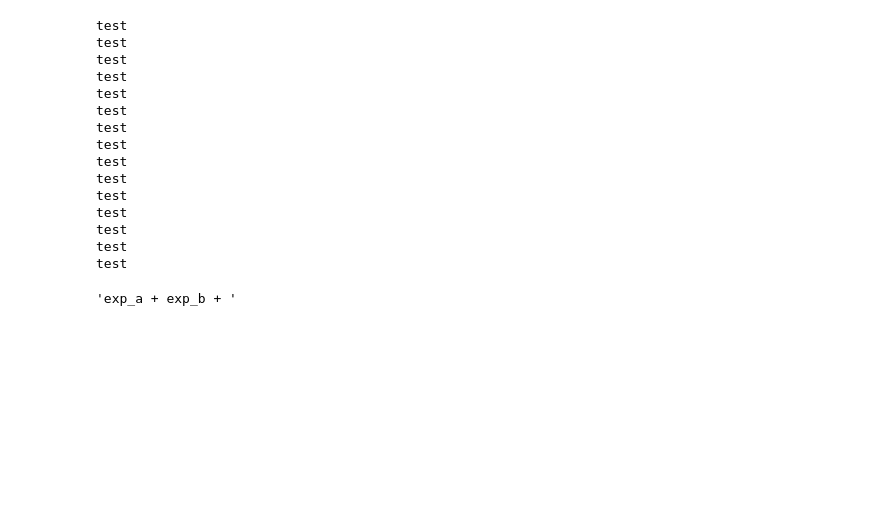
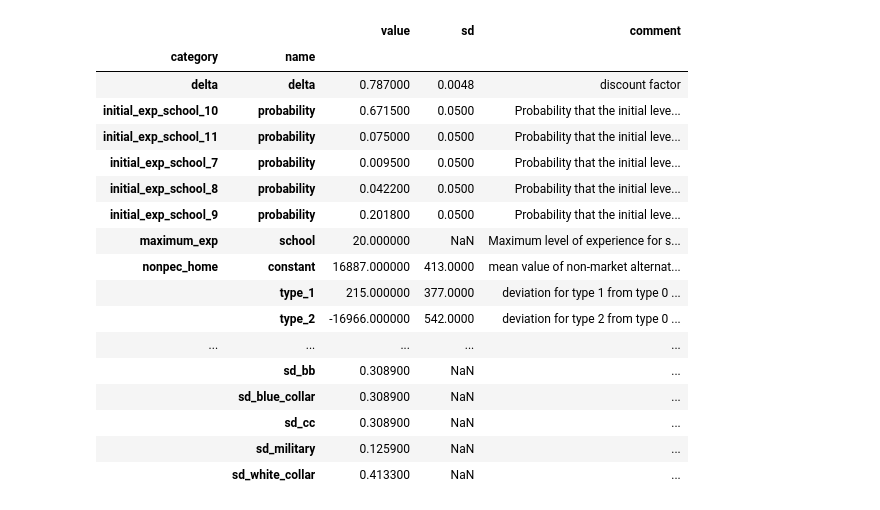
Before and after one commit to peisenha/dev-respy, a Jupyter notebook: sandbox.ipynb, the cells around one changed output. Saved outputs shown, nothing was run; the diff lists cells and outputs as text; code cells hidden in the pictures; blank space fills up the shorter version.

```diff
--- a/sandbox.ipynb
+++ b/sandbox.ipynb
@@ -11,33 +9,26 @@ The history saving thread hit an unexpected error (OperationalError('attempt to
 # %%
-params, options, data = rp.get_example_model("kw_97_basic")
 
 num_occupations, n_periods = 3, 3
 
-params_occ, options_occ = update_model_specification(params, options, num_occupations)
+params_occ, options_occ = scaling_model_specification("kw_97_basic", num_periods=n_periods, num_occupations=num_occupations)
-# %% [output]
-test
-test
-test
-test
-test
-test
-test
-test
-test
-test
-test
-test
-test
-test
-test
-# %%
-occupations = ["a", "b"]
-if True:
-    substring = ""
-    for occupation in occupations:
-        substring += f"exp_{occupation} + "
-substring = ''.join([f"exp_{occupation} + " for occupation in occupations])
-
-substring
-# %% [output]
-'exp_a + exp_b + '
+# %%
+params_occ
+# %% [output]
+|  |  | value | sd | comment |
+| category | name |  |  |  |
+| delta | delta | 0.787000 | 0.0048 | discount factor |
+| initial_exp_school_10 | probability | 0.671500 | 0.0500 | Probability that the initial leve... |
+| initial_exp_school_11 | probability | 0.075000 | 0.0500 | Probability that the initial leve... |
+| initial_exp_school_7 | probability | 0.009500 | 0.0500 | Probability that the initial leve... |
+| initial_exp_school_8 | probability | 0.042200 | 0.0500 | Probability that the initial leve... |
+| initial_exp_school_9 | probability | 0.201800 | 0.0500 | Probability that the initial leve... |
+| maximum_exp | school | 20.000000 | NaN | Maximum level of experience for s... |
+| nonpec_home | constant | 16887.000000 | 413.0000 | mean value of non-market alternat... |
+|  | type_1 | 215.000000 | 377.0000 | deviation for type 1 from type 0 ... |
+|  | type_2 | -16966.000000 | 542.0000 | deviation for type 2 from type 0 ... |
+| ... | ... | ... | ... | ... |
+|  | sd_bb | 0.308900 | NaN | ... |
+|  | sd_blue_collar | 0.308900 | NaN | ... |
+|  | sd_cc | 0.308900 | NaN | ... |
+|  | sd_military | 0.125900 | NaN | ... |
+|  | sd_white_collar | 0.413300 | NaN | ... |
```
Also changed, not shown: parts of 1 cell of this notebook, 3 other files.
